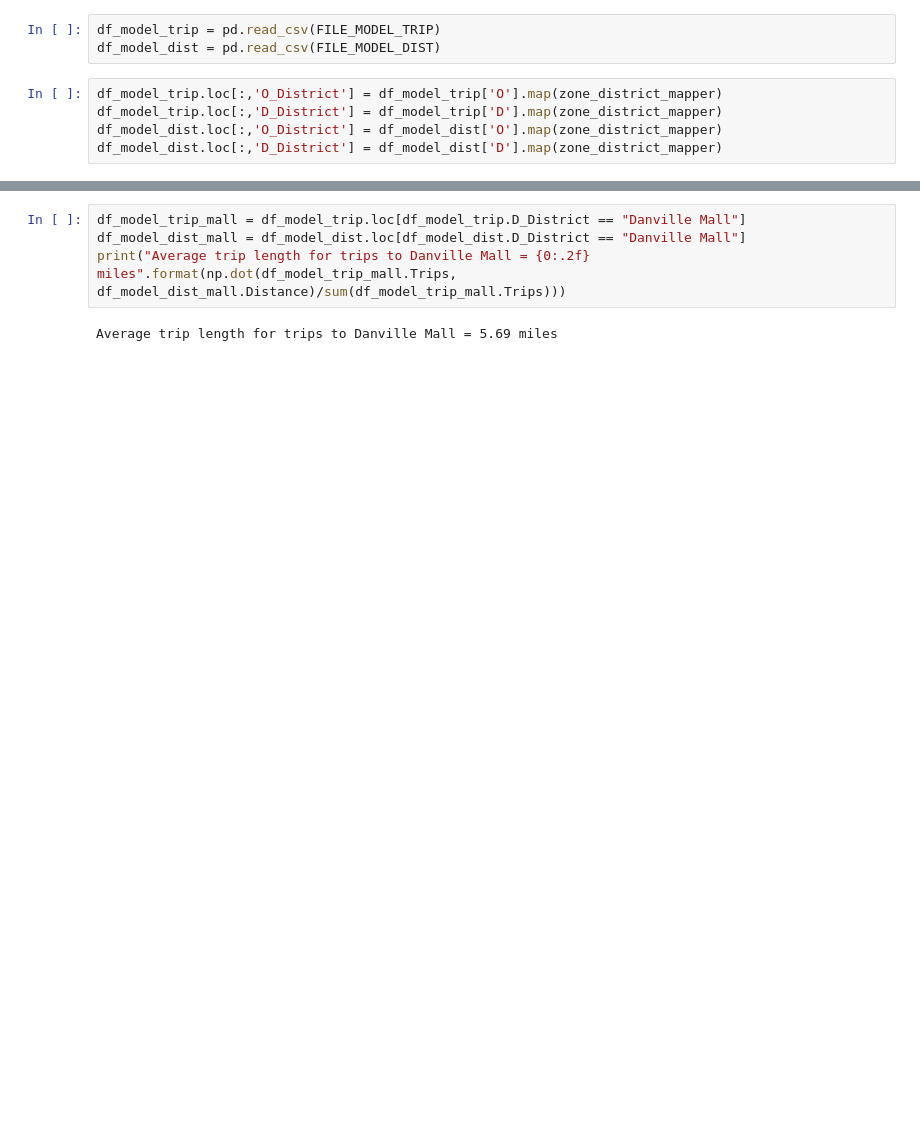
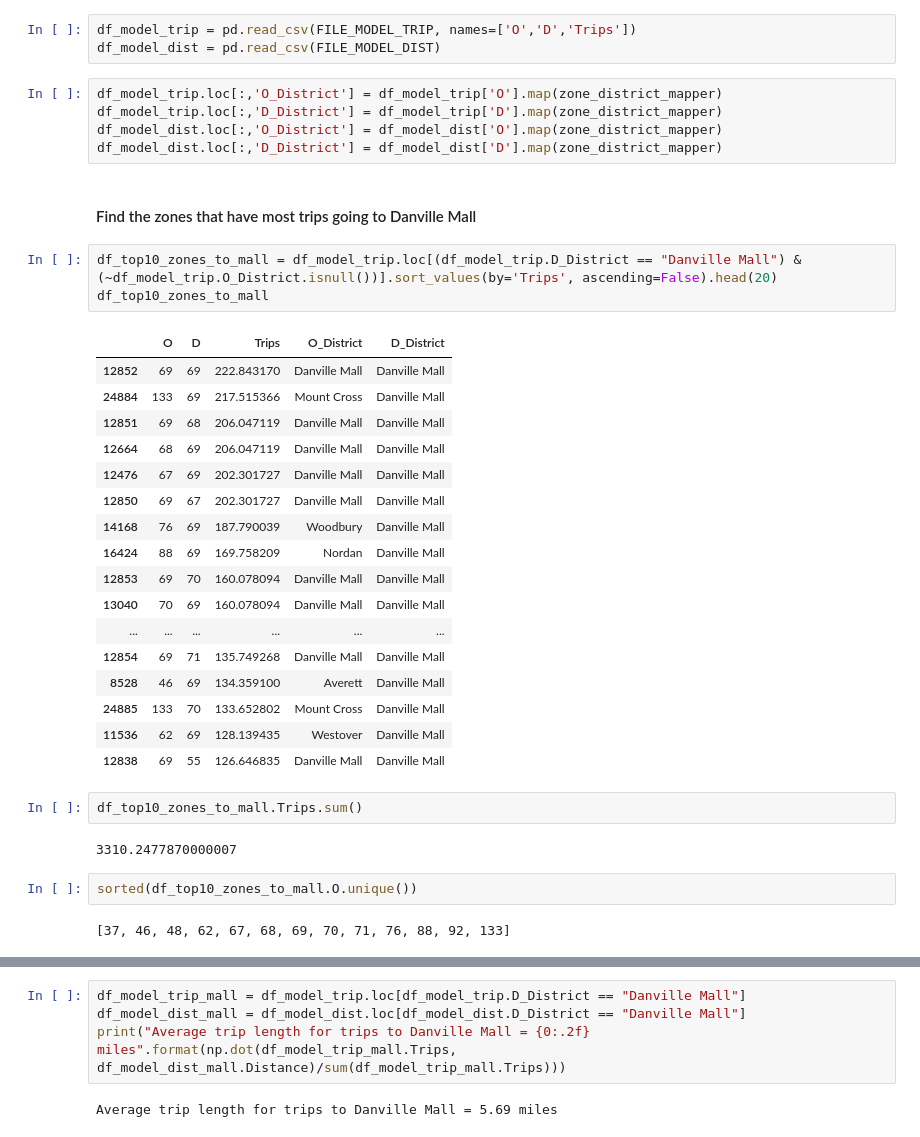
Before and after one commit to xys234/Work, a Jupyter notebook: notebooks/2018_09_11_Analyze_Streetlight_Data_for_Danville.ipynb, the cells around one changed output, grey strips where cells are left out. Drawn from its saved outputs; the diff is of its cells as text; blank space fills up the shorter version.

```diff
--- a/notebooks/2018_09_11_Analyze_Streetlight_Data_for_Danville.ipynb
+++ b/notebooks/2018_09_11_Analyze_Streetlight_Data_for_Danville.ipynb
@@ -157,10 +177,41 @@ df_mall = df_od_purp.loc[selection&(df_od_trip.D_District == "Danville Mall")]
 # %% [markdown]
 #### Model Stats
 # %%
-df_model_trip = pd.read_csv(FILE_MODEL_TRIP)
+df_model_trip = pd.read_csv(FILE_MODEL_TRIP, names=['O','D','Trips'])
 df_model_dist = pd.read_csv(FILE_MODEL_DIST)
 # %%
 df_model_trip.loc[:,'O_District'] = df_model_trip['O'].map(zone_district_mapper)
 df_model_trip.loc[:,'D_District'] = df_model_trip['D'].map(zone_district_mapper)
 df_model_dist.loc[:,'O_District'] = df_model_dist['O'].map(zone_district_mapper)
 df_model_dist.loc[:,'D_District'] = df_model_dist['D'].map(zone_district_mapper)
+# %% [markdown]
+#### Find the zones that have most trips going to Danville Mall
+# %%
+df_top10_zones_to_mall = df_model_trip.loc[(df_model_trip.D_District == "Danville Mall") & (~df_model_trip.O_District.isnull())].sort_values(by='Trips', ascending=False).head(20)
+df_top10_zones_to_mall
+# %% [output]
+|  | O | D | Trips | O_District | D_District |
+| 12852 | 69 | 69 | 222.843170 | Danville Mall | Danville Mall |
+| 24884 | 133 | 69 | 217.515366 | Mount Cross | Danville Mall |
+| 12851 | 69 | 68 | 206.047119 | Danville Mall | Danville Mall |
+| 12664 | 68 | 69 | 206.047119 | Danville Mall | Danville Mall |
+| 12476 | 67 | 69 | 202.301727 | Danville Mall | Danville Mall |
+| 12850 | 69 | 67 | 202.301727 | Danville Mall | Danville Mall |
+| 14168 | 76 | 69 | 187.790039 | Woodbury | Danville Mall |
+| 16424 | 88 | 69 | 169.758209 | Nordan | Danville Mall |
+| 12853 | 69 | 70 | 160.078094 | Danville Mall | Danville Mall |
+| 13040 | 70 | 69 | 160.078094 | Danville Mall | Danville Mall |
+| ... | ... | ... | ... | ... | ... |
+| 12854 | 69 | 71 | 135.749268 | Danville Mall | Danville Mall |
+| 8528 | 46 | 69 | 134.359100 | Averett | Danville Mall |
+| 24885 | 133 | 70 | 133.652802 | Mount Cross | Danville Mall |
+| 11536 | 62 | 69 | 128.139435 | Westover | Danville Mall |
+| 12838 | 69 | 55 | 126.646835 | Danville Mall | Danville Mall |
+# %%
+df_top10_zones_to_mall.Trips.sum()
+# %% [output]
+3310.2477870000007
+# %%
+sorted(df_top10_zones_to_mall.O.unique())
+# %% [output]
+[37, 46, 48, 62, 67, 68, 69, 70, 71, 76, 88, 92, 133]
```
Also changed, not shown: parts of 20 cells of this notebook, 15 other files.
